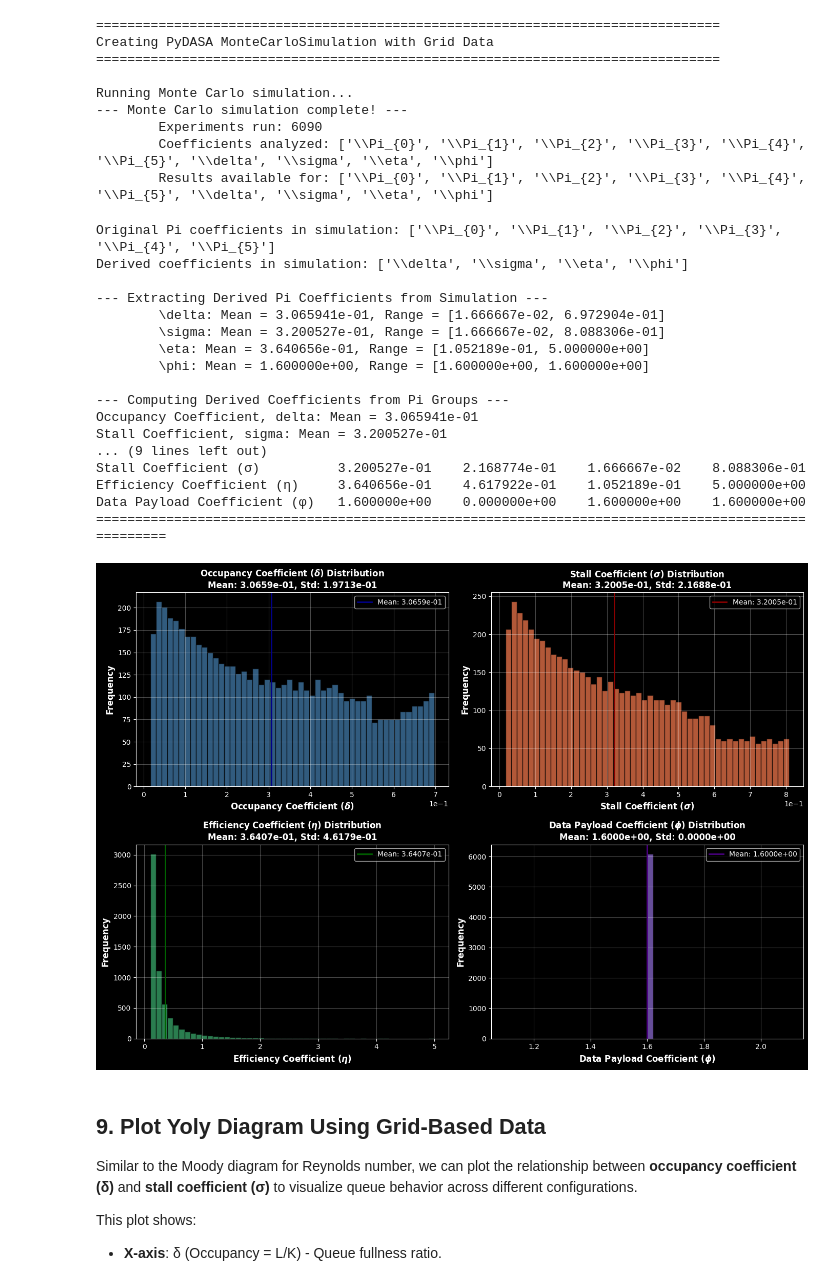
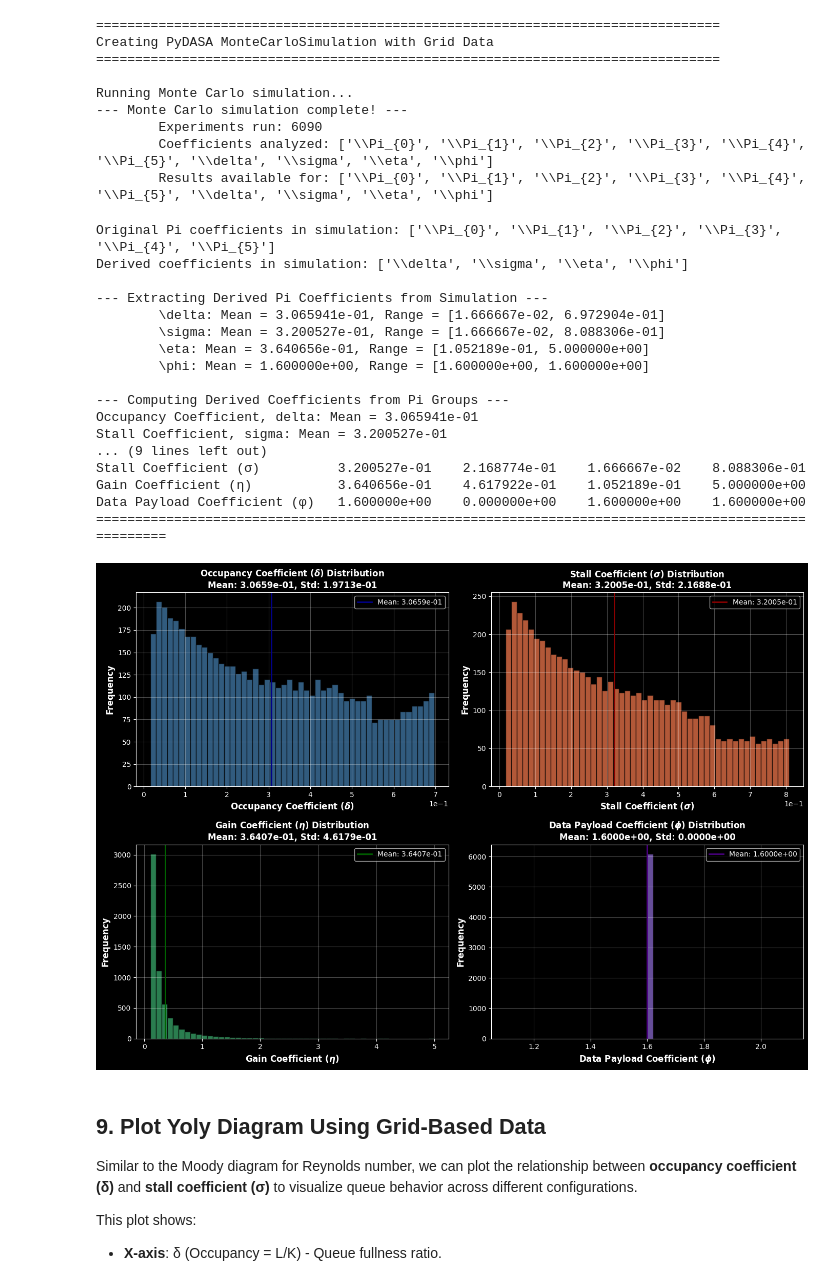
Before and after one commit to DASA-Design/PyDASA, a Jupyter notebook: docs/source/_static/examples/notebooks/PyDASA-Yoly.ipynb, the cells around one changed output. Saved outputs shown, nothing was run; the diff lists cells and outputs as text; code cells hidden in the pictures.

Commit message:
change tutorial coefficient definition to improve readability

```diff
--- a/docs/source/_static/examples/notebooks/PyDASA-Yoly.ipynb
+++ b/docs/source/_static/examples/notebooks/PyDASA-Yoly.ipynb
@@ -1064,7 +1064,7 @@ sigma_sim = pi_data[derived_keys[1]]
 print(f"Stall Coefficient, sigma: Mean = {np.mean(sigma_sim):.6e}")
 
 eta_sim = pi_data[derived_keys[2]]
-print(f"Efficiency Coefficient, eta: Mean = {np.mean(eta_sim):.6e}")
+print(f"Gain Coefficient, eta: Mean = {np.mean(eta_sim):.6e}")
 
 phi_sim = pi_data[derived_keys[3]]
 print(f"Data Payload Coefficient, phi: Mean = {np.mean(phi_sim):.6e}\n")
@@ -1077,7 +1077,7 @@ print(f"{'Parameter':<30} {'Mean':<15} {'Std Dev':<15} {'Min':<15} {'Max':<15}")
 print("=" * 100)
 print(f"{'Occupancy Coefficient (δ)':<30} {np.mean(delta_sim):<15.6e} {np.std(delta_sim):<15.6e} {np.min(delta_sim):<15.6e} {np.max(delta_sim):<15.6e}")
 print(f"{'Stall Coefficient (σ)':<30} {np.mean(sigma_sim):<15.6e} {np.std(sigma_sim):<15.6e} {np.min(sigma_sim):<15.6e} {np.max(sigma_sim):<15.6e}")
-print(f"{'Efficiency Coefficient (η)':<30} {np.mean(eta_sim):<15.6e} {np.std(eta_sim):<15.6e} {np.min(eta_sim):<15.6e} {np.max(eta_sim):<15.6e}")
+print(f"{'Gain Coefficient (η)':<30} {np.mean(eta_sim):<15.6e} {np.std(eta_sim):<15.6e} {np.min(eta_sim):<15.6e} {np.max(eta_sim):<15.6e}")
 print(f"{'Data Payload Coefficient (φ)':<30} {np.mean(phi_sim):<15.6e} {np.std(phi_sim):<15.6e} {np.min(phi_sim):<15.6e} {np.max(phi_sim):<15.6e}")
 print("=" * 100)
 # %% [output]
@@ -1095,7 +1095,7 @@ Occupancy Coefficient, delta: Mean = 3.065941e-01
 Stall Coefficient, sigma: Mean = 3.200527e-01
 ... (9 lines left out)
 Stall Coefficient (σ)          3.200527e-01    2.168774e-01    1.666667e-02    8.088306e-01
-Efficiency Coefficient (η)     3.640656e-01    4.617922e-01    1.052189e-01    5.000000e+00
+Gain Coefficient (η)           3.640656e-01    4.617922e-01    1.052189e-01    5.000000e+00
 Data Payload Coefficient (φ)   1.600000e+00    0.000000e+00    1.600000e+00    1.600000e+00
 ====================================================================================================
 # %%
@@ -1107,7 +1107,7 @@ coeff_data = [delta_sim, sigma_sim, eta_sim, phi_sim]
 coeff_names = [
     r"Occupancy Coefficient ($\boldsymbol{\delta}$)",
     r"Stall Coefficient ($\boldsymbol{\sigma}$)",
-    r"Efficiency Coefficient ($\boldsymbol{\eta}$)",
+    r"Gain Coefficient ($\boldsymbol{\eta}$)",
     r"Data Payload Coefficient ($\boldsymbol{\phi}$)"
 ]
 coeff_colors = ["steelblue", "coral", "mediumseagreen", "mediumpurple"]
@@ -1119,34 +1119,34 @@ for row in range(2):
     for col in range(2):
         # Get current data and properties
         data = coeff_data[plot_idx]
         name = coeff_names[plot_idx]
         color = coeff_colors[plot_idx]
         mean_color = mean_line_colors[plot_idx]
 
         # Plot histogram
         axes[row, col].hist(data, bins=50, color=color, alpha=0.7, edgecolor="black")
 
         # Add mean line
         axes[row, col].axvline(np.mean(data), color=mean_color, linestyle="-", linewidth=2,
                                label=f"Mean: {np.mean(data):.4e}")
 
         # Set labels and title
         axes[row, col].set_xlabel(name, fontsize=12, fontweight="bold")
         axes[row, col].set_ylabel("Frequency", fontsize=12, fontweight="bold")
         title = f"{name} Distribution\nMean: {np.mean(data):.4e}, Std: {np.std(data):.4e}"
         axes[row, col].set_title(title, fontsize=12, fontweight="bold")
 
         # Format and style
         axes[row, col].ticklabel_format(axis="x", style="sci", scilimits=(0,0))
         axes[row, col].legend()
         axes[row, col].grid(True, alpha=0.3)
 
         plot_idx += 1
 
 plt.tight_layout()
 plt.show()
 # %% [output]
-[figure, old version]
+[figure, new version]
 # %% [markdown]
 ## 9. Plot Yoly Diagram Using Grid-Based Data
 
```
Also changed, not shown: parts of 4 cells of this notebook.
